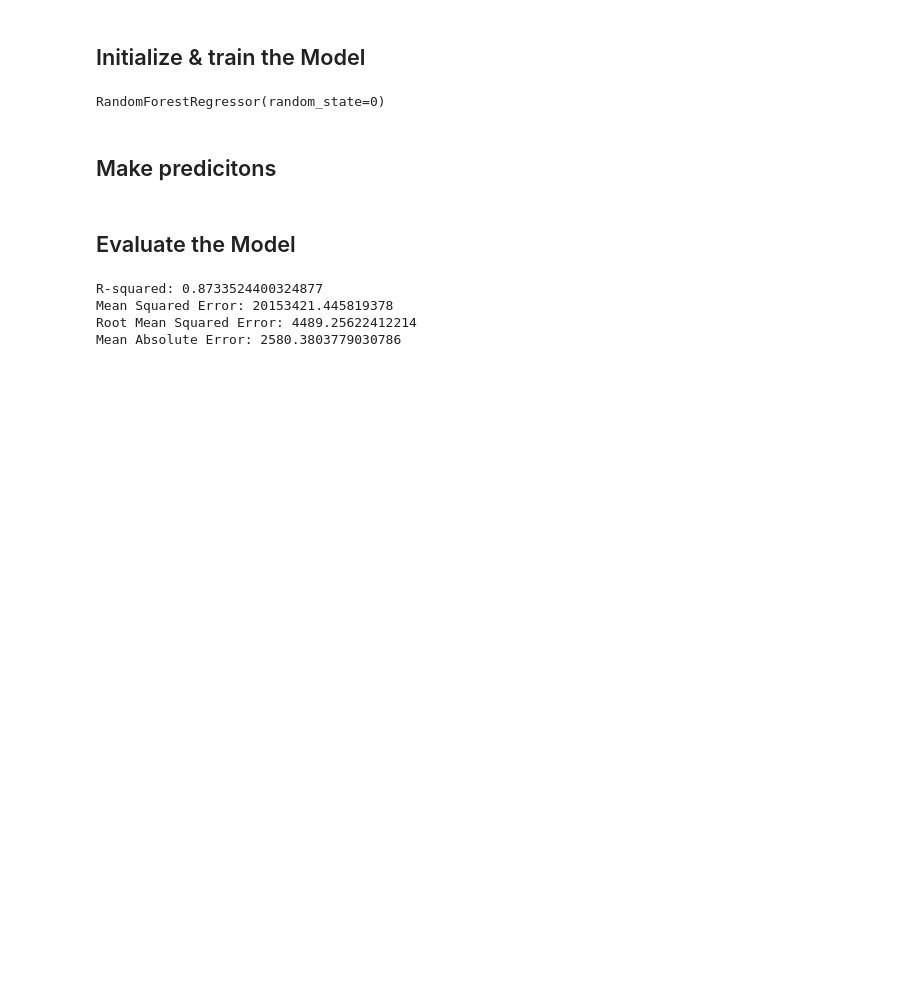
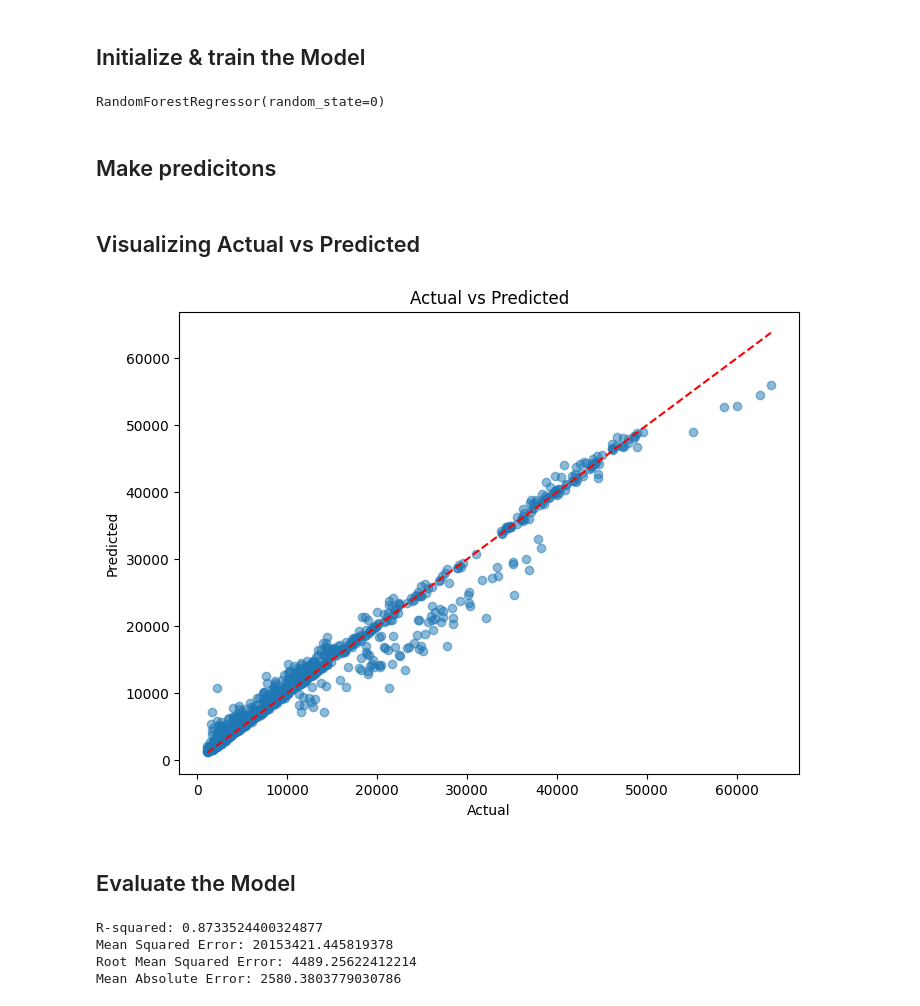
Before and after one commit to Snanskl/MedicalCost-analytic, a Jupyter notebook: RandomForest.ipynb, the cells around one changed output. Drawn from its saved outputs; the diff is of its cells as text; code cells hidden in the pictures; blank space fills up the shorter version.

```diff
--- a/RandomForest.ipynb
+++ b/RandomForest.ipynb
@@ -76,6 +76,22 @@ RandomForestRegressor(random_state=0)
 ## Make predicitons
 # %%
 y_pred = model.predict(X_test)
+# %% [markdown]
+## Visualizing Actual vs Predicted
+# %%
+# Predict the target on the training data
+y_train_pred = model.predict(X_train)
+
+# Plot actual vs predicted
+plt.figure(figsize=(8, 6))
+plt.scatter(y_train, y_train_pred, alpha=0.5)
+plt.title("Actual vs Predicted")
+plt.xlabel("Actual")
+plt.ylabel("Predicted")
+plt.plot([min(y_train), max(y_train)], [min(y_train), max(y_train)], '--', color='red')
+plt.show()
+# %% [output]
+[figure, added]
 # %% [markdown]
 ## Evaluate the Model
 # %%
```
Also changed, not shown: 1 other file.
